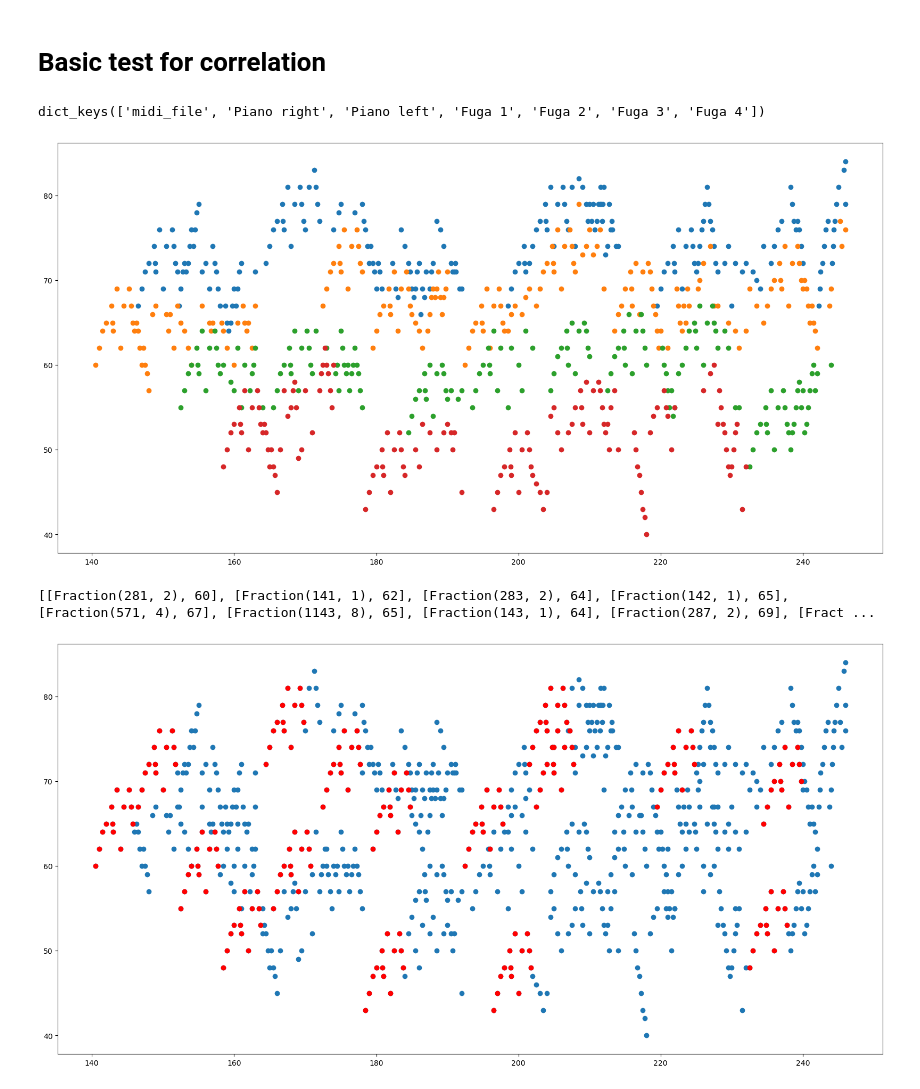
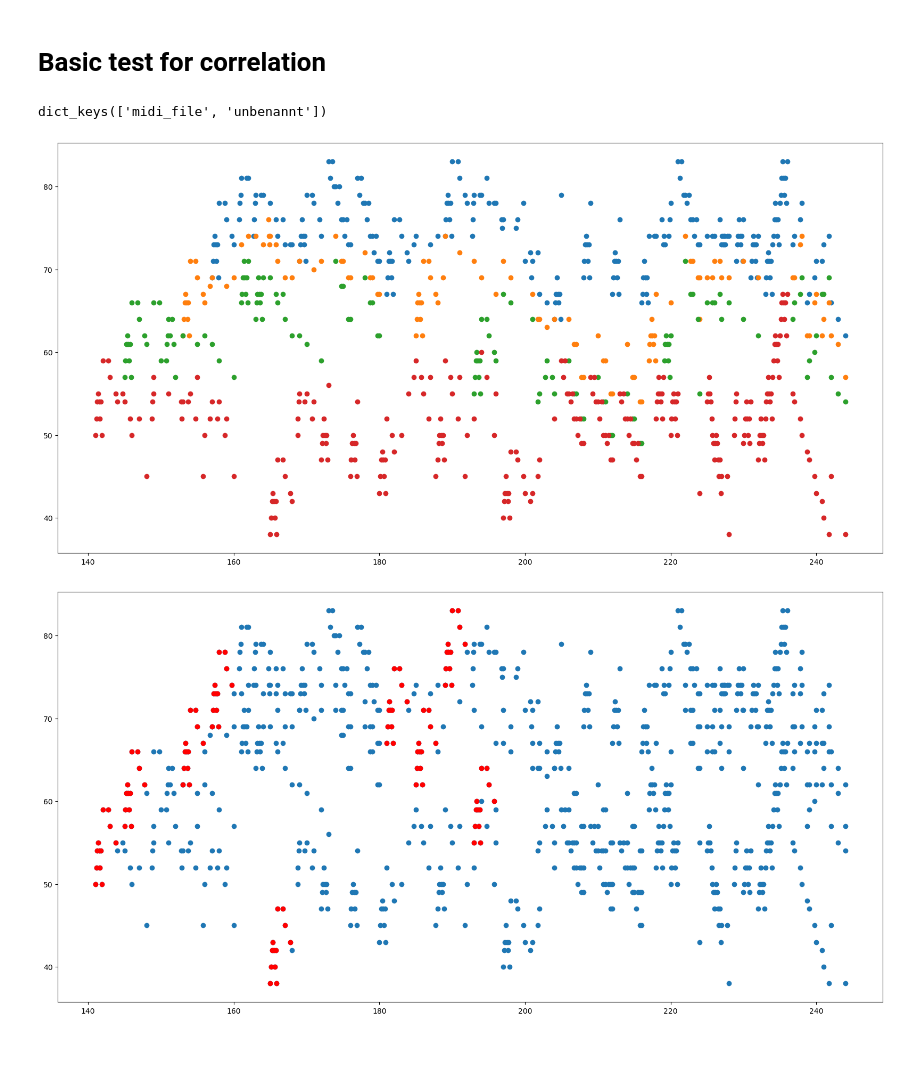
Before and after one commit to FRANCHI-Charles/MIDI-pattern-detection, a Jupyter notebook: bachtest.ipynb, the cells around one changed output. Drawn from its saved outputs; the diff is of its cells as text; code cells hidden in the pictures; blank space fills up the shorter version.

```diff
--- a/bachtest.ipynb
+++ b/bachtest.ipynb
@@ -12,8 +16,12 @@ from ripdalib.utils.morphology import erosion, dilation
 # %%
-data = process_midi_separating_instruments_mido("./bach_846.mid", 16)
+data = process_midi_separating_instruments_mido("./bach_850.mid", 16)
+length_subject = 12 #19 for 847, 13 for 846
+quantization = 16 #8
+fugua_names_list = ('Fuga1', 'Fuga2', 'Fuga3', 'Fuga4') #('Fuga 1', 'Fuga 2', 'Fuga 3', 'Fuga 4')
+nbr_fugua_subject = 3 # 1 for 846 and 847
 data.keys()
 # %% [output]
-dict_keys(['midi_file', 'Piano right', 'Piano left', 'Fuga 1', 'Fuga 2', 'Fuga 3', 'Fuga 4'])
+dict_keys(['midi_file', 'unbenannt'])
 # %%
 def basic_plot(tracks):
     plt.figure(figsize=(20, 10))
@@ -37,25 +45,23 @@ def merge_instruments(tracks):
 def settable(list_list):
     return [(elem[0], elem[1]) for elem in list_list]
 # %%
-tracks = {key: data[key] for key in ('Fuga 1', 'Fuga 2', 'Fuga 3', 'Fuga 4')}
+tracks = {key: data[key] for key in fugua_names_list}
 basic_plot(tracks)
 # %% [output]
-[figure, old version]
+[figure, new version]
 # %%
-subject = data['Fuga 2'][:13]
+subject = data[fugua_names_list[nbr_fugua_subject]][:length_subject]
-# %% [output]
-[[Fraction(281, 2), 60], [Fraction(141, 1), 62], [Fraction(283, 2), 64], [Fraction(142, 1), 65], [Fraction(571, 4), 67], [Fraction(1143, 8), 65], [Fraction(143, 1), 64], [Fraction(287, 2), 69], [Fract ...
 # %%
 fugua = merge_instruments(tracks)
 fugua = settable(fugua)
 subject = settable(subject)
 
 subject_onsets = erosion(fugua, subject)
-subject_all = dilation(subject, subject_onsets)
+subject_all = dilation(subject_onsets, subject)
 
 plt.figure(figsize=(20, 10))
 plt.scatter(*zip(*fugua))
 plt.scatter(*zip(*subject_all), color='red')
 plt.show()
 # %% [output]
-[figure, old version]
+[figure, new version]
```
Also changed, not shown: parts of 13 cells of this notebook, 9 other files.
